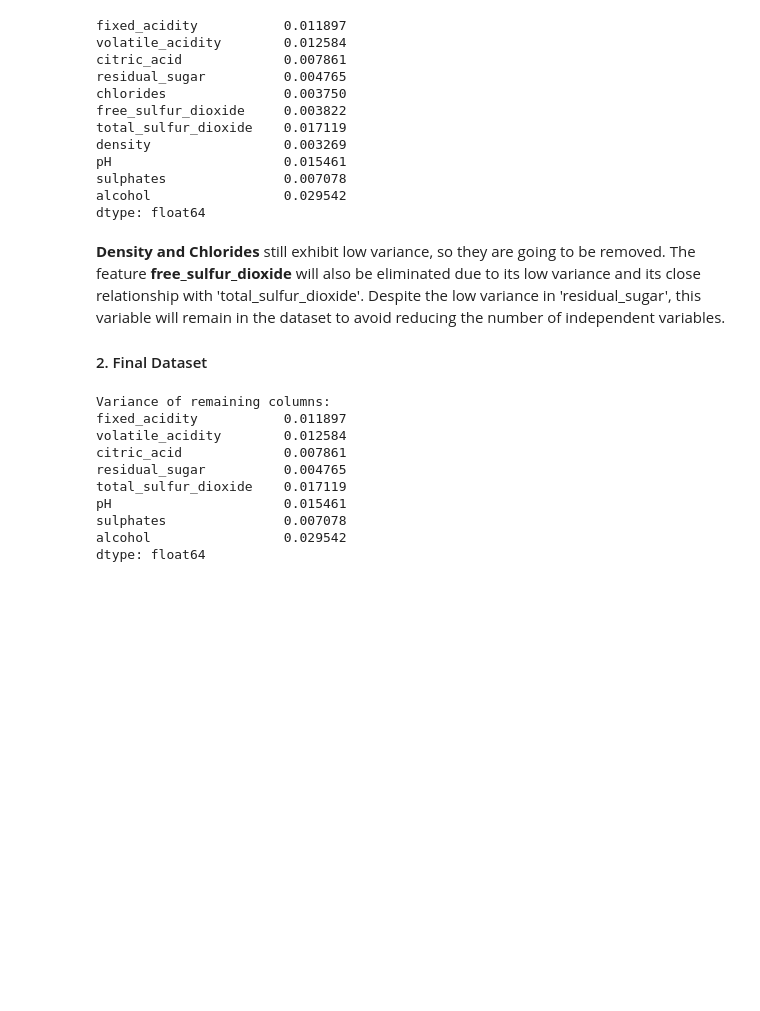
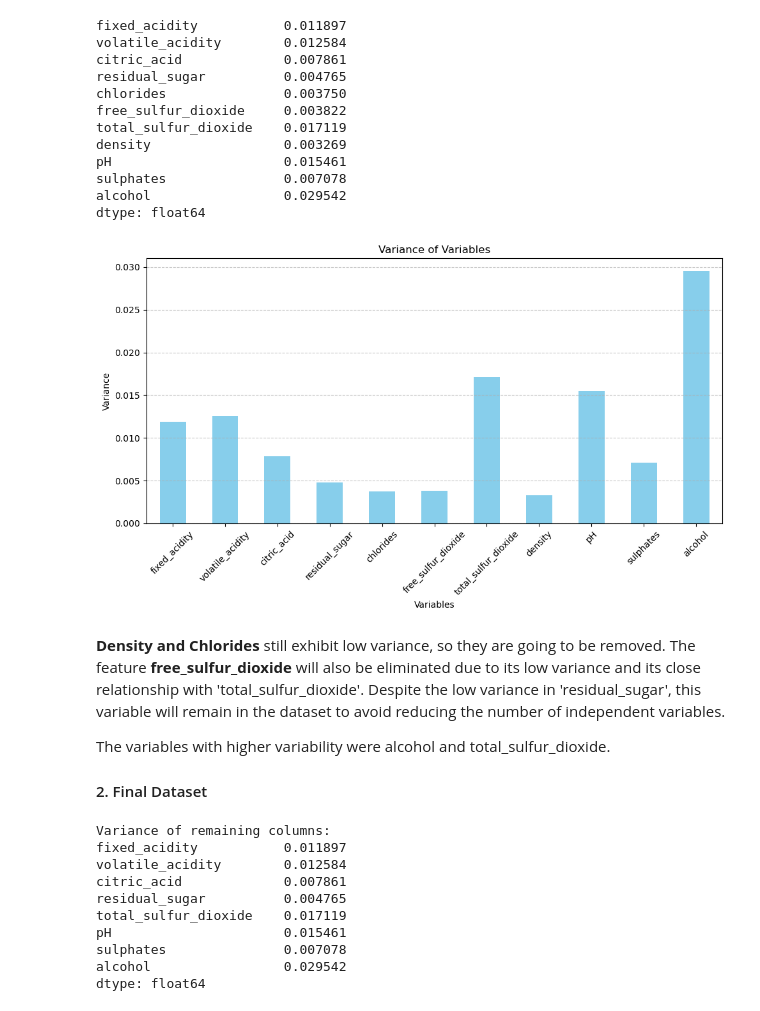
Before and after one commit to danielamartinezli/wine_classification, a Jupyter notebook: notebook/wine_quality.ipynb, the cells around one changed output. Drawn from its saved outputs; the diff is of its cells as text; code cells hidden in the pictures; blank space fills up the shorter version.

```diff
--- a/notebook/wine_quality.ipynb
+++ b/notebook/wine_quality.ipynb
@@ -3065,9 +3077,26 @@ pH                      0.015461
 sulphates               0.007078
 alcohol                 0.029542
 dtype: float64
+# %%
+variance_values = features_minmax.var()
+
+# Plotting the variance values
+plt.figure(figsize=(10, 6))
+variance_values.plot(kind='bar', color='skyblue')
+plt.title('Variance of Variables')
+plt.xlabel('Variables')
+plt.ylabel('Variance')
+plt.xticks(rotation=45)
+plt.grid(axis='y', linestyle='--', alpha=0.7)
+plt.tight_layout()
+plt.show()
+# %% [output]
+[figure, added]
 # %% [markdown]
 **Density and Chlorides** still exhibit low variance, so they are going to be removed. The feature **free_sulfur_dioxide** will also be eliminated due to its low variance and its close relationship with 'total_sulfur_dioxide'. Despite the low variance in 'residual_sugar', this variable will remain in the dataset to avoid reducing the number of independent variables.
 
+The variables with higher variability were alcohol and total_sulfur_dioxide.
+
 
 #### 2. Final Dataset
 # %%
```
Also changed, not shown: parts of 27 cells of this notebook.
